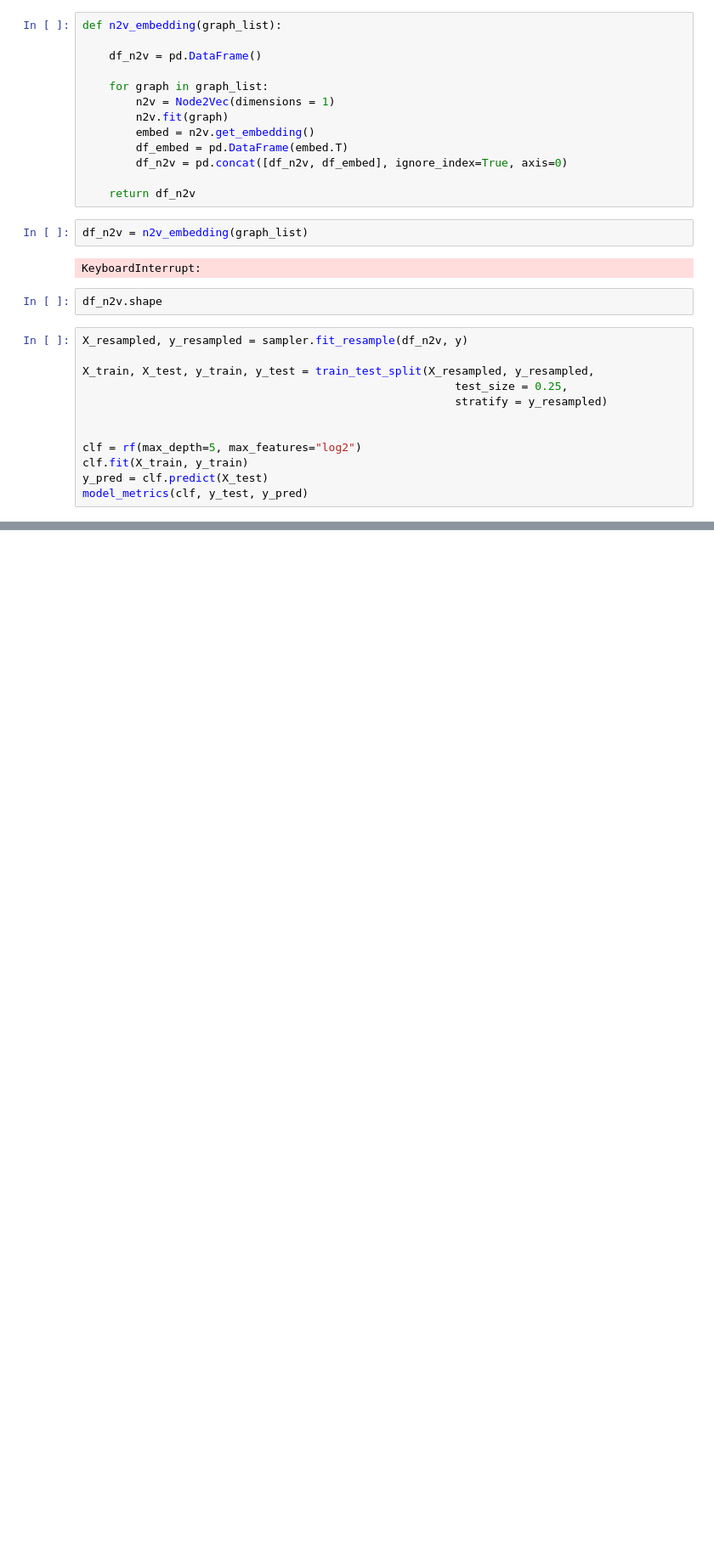
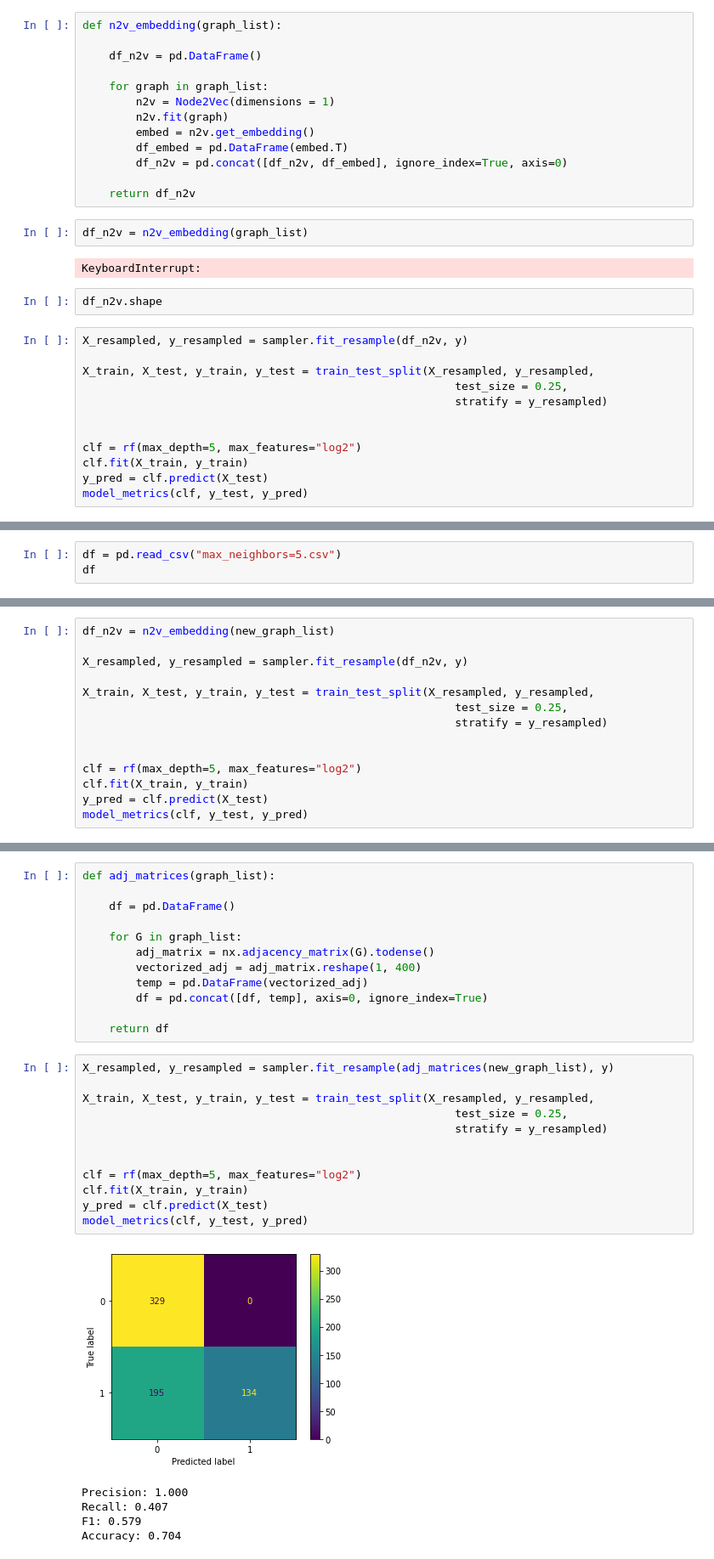
Before and after one commit to BryaneX455/reu2022, a Jupyter notebook: FCA Model/FCA_SpectralEmbedding.ipynb, the cells around one changed output, grey strips where cells are left out. Shown at 85% size. Saved outputs shown, nothing was run; the diff lists cells and outputs as text; blank space fills up the shorter version.

```diff
--- a/FCA Model/FCA_SpectralEmbedding.ipynb
+++ b/FCA Model/FCA_SpectralEmbedding.ipynb
@@ -478,0 +415,3 @@ Accuracy: 0.818
+# %%
+df = pd.read_csv("max_neighbors=5.csv")
+df
@@ -478,0 +509,14 @@ Accuracy: 0.818
+# %%
+df_n2v = n2v_embedding(new_graph_list)
+
+X_resampled, y_resampled = sampler.fit_resample(df_n2v, y)
+
+X_train, X_test, y_train, y_test = train_test_split(X_resampled, y_resampled,
+                                                        test_size = 0.25,
+                                                        stratify = y_resampled)
+
+
+clf = rf(max_depth=5, max_features="log2")
+clf.fit(X_train, y_train)
+y_pred = clf.predict(X_test)
+model_metrics(clf, y_test, y_pred)
@@ -478,0 +527,30 @@ Accuracy: 0.818
+# %%
+def adj_matrices(graph_list):
+
+    df = pd.DataFrame()
+
+    for G in graph_list:
+        adj_matrix = nx.adjacency_matrix(G).todense()
+        vectorized_adj = adj_matrix.reshape(1, 400)
+        temp = pd.DataFrame(vectorized_adj)
+        df = pd.concat([df, temp], axis=0, ignore_index=True)
+
+    return df
+# %%
+X_resampled, y_resampled = sampler.fit_resample(adj_matrices(new_graph_list), y)
+
+X_train, X_test, y_train, y_test = train_test_split(X_resampled, y_resampled,
+                                                        test_size = 0.25,
+                                                        stratify = y_resampled)
+
+
+clf = rf(max_depth=5, max_features="log2")
+clf.fit(X_train, y_train)
+y_pred = clf.predict(X_test)
+model_metrics(clf, y_test, y_pred)
+# %% [output]
+[figure, added]
+Precision: 1.000
+Recall: 0.407
+F1: 0.579
+Accuracy: 0.704
```
Also changed, not shown: parts of 56 cells of this notebook.
